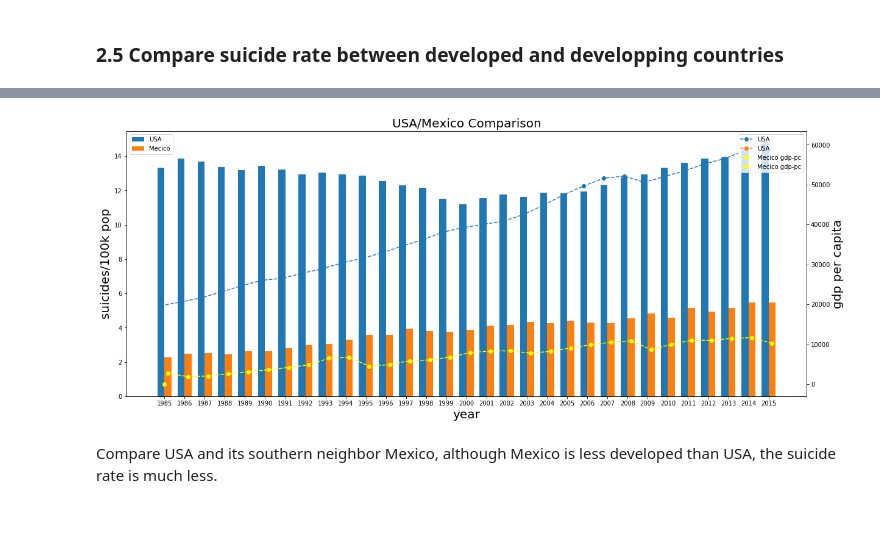
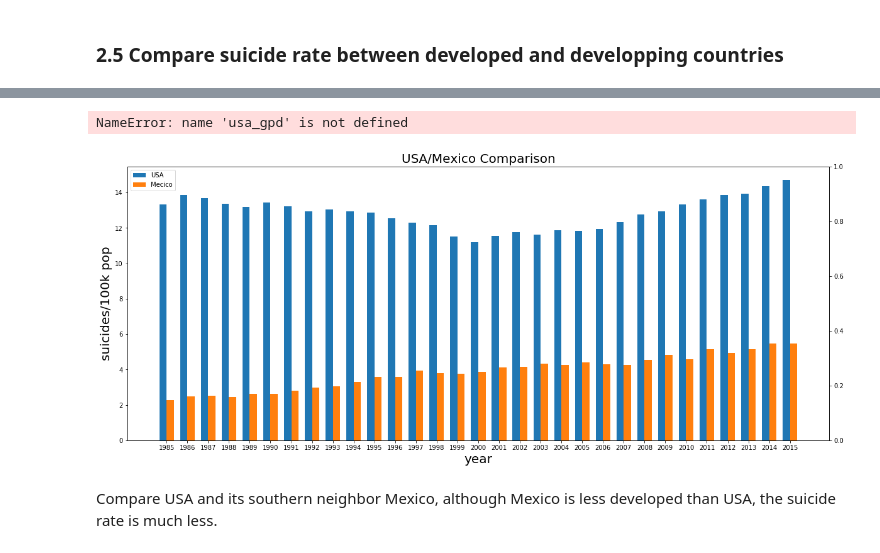
Before and after one commit to yueureka/DataScienceProjects, a Jupyter notebook: BlogPost/Global Suicide Rate.ipynb, the cells around one changed output, grey strips where cells are left out. Cells and saved outputs as stored; diff of their text form; code cells hidden in the pictures; blank space fills up the shorter version.

```diff
--- a/BlogPost/Global Suicide Rate.ipynb
+++ b/BlogPost/Global Suicide Rate.ipynb
@@ -26,11 +93,10 @@ df.sample(5)
 # %%
 # suicide['year'].value_counts()
 # drop year 2016 due to insufficient data
-# drop column "HID for year" due to insufficient data
 # drop column "country-year" due to duplicate information
 # drop column "generation" due to unused information
-df = df[df.year!=2016]
-df.drop(['HDI for year', 'country-year', 'generation'], axis=1, inplace=True)
+#df = df[df.year!=2016]
+df.drop(['country-year', 'generation'], axis=1, inplace=True)
 df.sample(5)
 # %% [output]
 |  | country | year | sex | age | suicides_no | population | suicides/100k pop | gdp_for_year ($) | ... |
@@ -243,3 +307,12 @@ mexico_rate = list(df_mexico['suicides_no']/df_mexico['population']*1e5)
-# %%
-usa_gpd = df[df['country']=='United States']['gdp_per_capita'].unique()
-mexico_gpd = df[df['country']=='Mexico']['gdp_per_capita'].unique()
+# %%
+# check suicide rate and gdp of a given country
+def check_yearly(country):
+    '''
+    Input: country name
+    return: suicide rate and gpd for year 1982-2015 for the input country
+    '''
+    df_country = df[df['country']== country].groupby(['year']).sum()
+    suicide_rate = list(df_country['suicides_no']/df_country['population']*1e5)
+    gdp = df[df['country']== country]['gdp_per_capita'].unique()
+
+    return suicide_rate, gdp
@@ -246,26 +332,30 @@ mexico_gpd = df[df['country']=='Mexico']['gdp_per_capita'].unique()
+# %%
+usa_rate, usa_gdp = check_yearly('United States')
+mexico_rate, mexico_gdp = check_yearly('Mexico')
 # %%
 figure, axs = plt.subplots(figsize = (20,8))
 
 ind = np.arange(len(year))  # the x locations for the groups
 width = 0.35  # the width of the bars
 axs.bar(ind - width/2, usa_rate, width, label='USA')
 axs.bar(ind + width/2, mexico_rate, width, label='Mecico')
 axs.set_xlabel('year', size=20)
 axs.set_xticks(ind)
 axs.set_xticklabels((year))
 axs.set_ylabel('suicides/100k pop', size=20)
 axs.legend(loc='upper left')
 axs.set_title('USA/Mexico Comparison', size = 20)
 
 axs2 = axs.twinx()
-axs2.plot(ind - width/2, usa_gpd, width, label='USA', marker='o', linestyle='dashed')
+axs2.plot(ind - width/2, usa_gpd, width, label='USA', marker='o', color='green', linestyle='dashed')
 axs2.plot(ind + width/2, mexico_gpd, width, label='Mecico gdp-pc', color='yellow', marker='o', linestyle='dashed')
 axs2.legend(loc='upper right')
 axs2.set_ylabel('gdp per capita', size=20)
 
 plt.show()
 # %% [output]
+NameError: name 'usa_gpd' is not defined
-[figure, old version]
+[figure, new version]
 # %% [markdown]
 Compare USA and its southern neighbor Mexico, although Mexico is less developed than USA, the suicide rate is much less.
 # %% [markdown]
```
Also changed, not shown: parts of 22 cells of this notebook.
